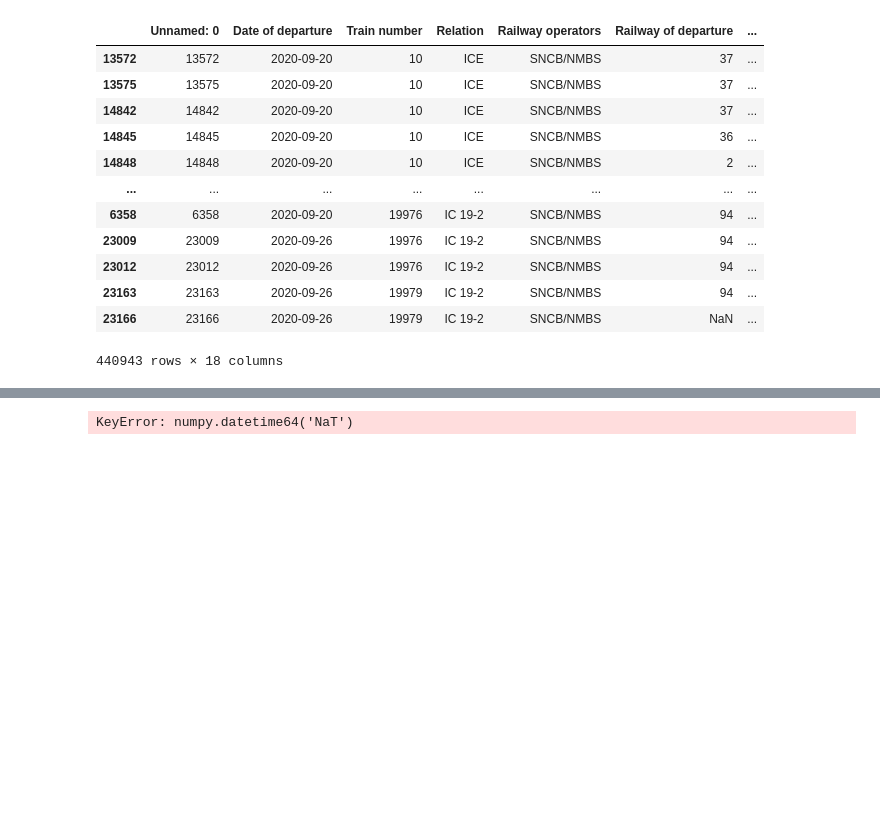
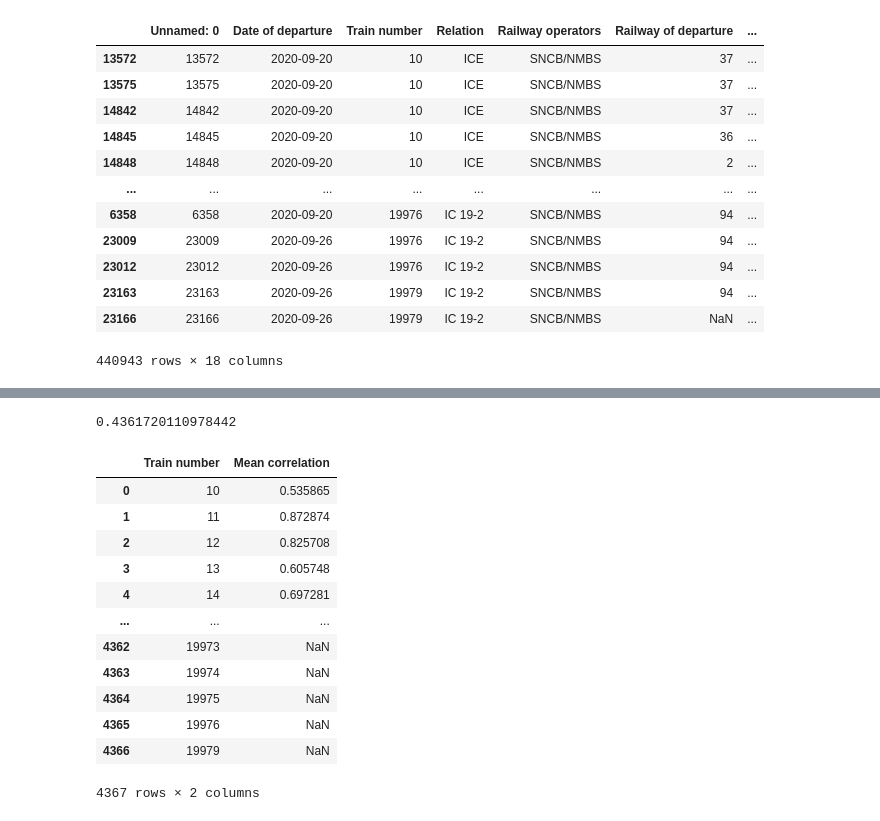
Before and after one commit to Seoyangsam/ACRM, a Jupyter notebook: src/Q16.ipynb, the cells around one changed output, grey strips where cells are left out. Saved outputs shown, nothing was run; the diff lists cells and outputs as text; code cells hidden in the pictures; blank space fills up the shorter version.

```diff
--- a/src/Q16.ipynb
+++ b/src/Q16.ipynb
@@ -86,18 +45,41 @@ for train_number in unique_trainNrs:
 sum = 0
 len = 0
 for train_number in unique_trainNrs:
-    for day in routes[train_number]["Date of real departure"].unique():
-        if correlations[train_number][day] != None:
-            len +=1
-            sum += np.nansum(correlations[train_number][day])
+    for val in correlations[train_number]:
+        if np.isnan(val) != True:
+            sum+= val
+            len+=1
+
 
 autocorr_mean = sum/len
 autocorr_mean
 # %% [output]
-KeyError: numpy.datetime64('NaT')
+0.4361720110978442
 # %%
 ## We see, on average there is slight form of autocorrelation, meaning that the delay time in the station for that train and for that day is partly determined by the previous delay time: if there was delay time there, the delay time here is positively (increasingly) correlated
 ## make a scatterplot not correct yet
+data_plot = []
+data_y_plot = []
+df = pd.DataFrame()
 for train_number in unique_trainNrs:
-    for day in routes[train_number]["Date of real departure"].unique():
-        plt.scatter(train_number, correlations[train_number][day])
+    data_plot.append(train_number)
+    data_y_plot.append(np.nanmean(correlations[train_number]))
+
+data_plot
+data_y_plot
+pairs = pd.DataFrame(list(zip(data_plot, data_y_plot)), columns=['Train number', 'Mean correlation'])
+pairs
+# %% [output]
+|  | Train number | Mean correlation |
+| 0 | 10 | 0.535865 |
+| 1 | 11 | 0.872874 |
+| 2 | 12 | 0.825708 |
+| 3 | 13 | 0.605748 |
+| 4 | 14 | 0.697281 |
+| ... | ... | ... |
+| 4362 | 19973 | NaN |
+| 4363 | 19974 | NaN |
+| 4364 | 19975 | NaN |
+| 4365 | 19976 | NaN |
+| 4366 | 19979 | NaN |
+4367 rows × 2 columns
```
Also changed, not shown: parts of 5 cells of this notebook, 1 other file.
